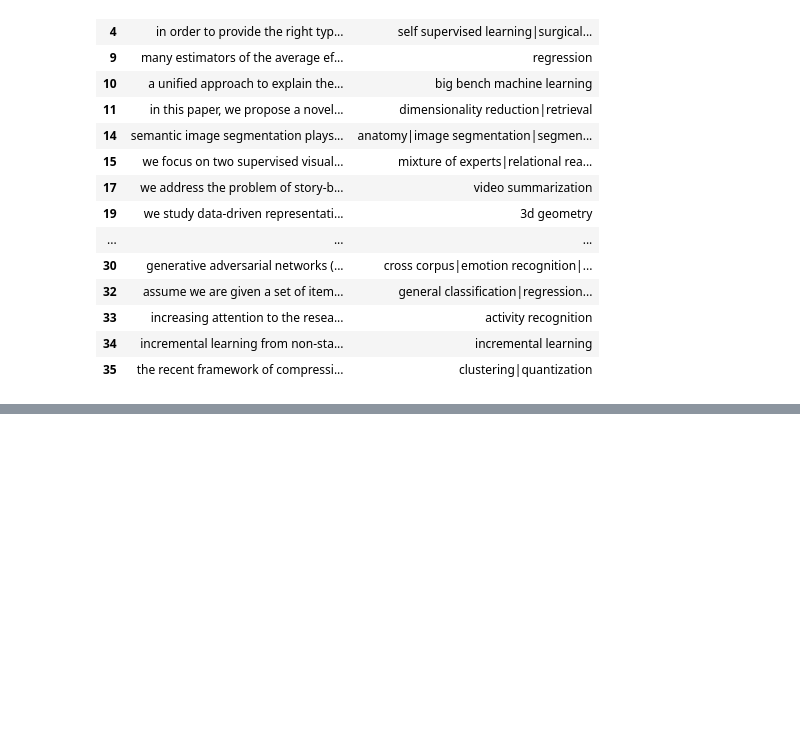
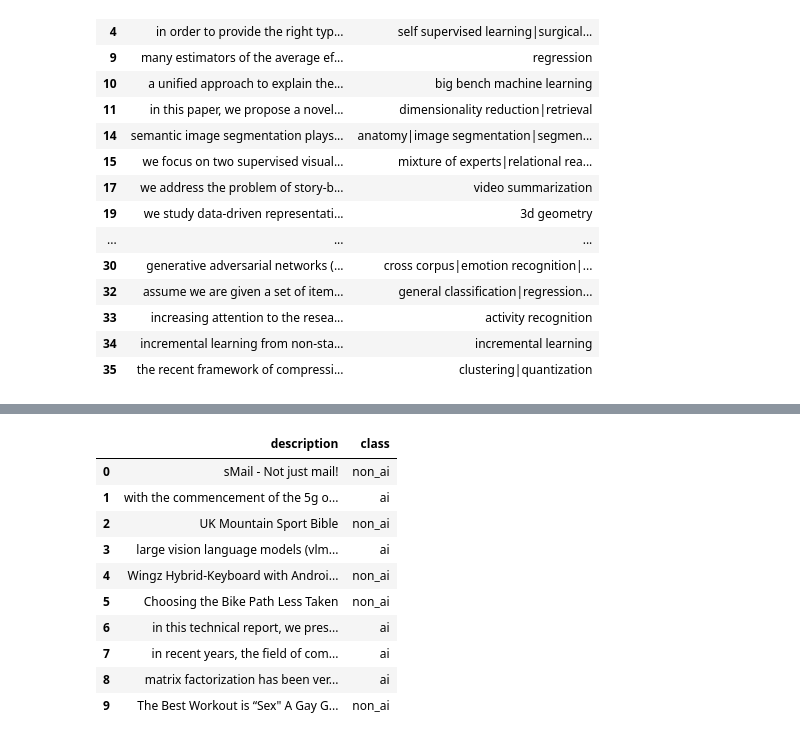
Before and after one commit to Vinello28/open-data-analytics, a Jupyter notebook: notebooks/dataset_prep/07-massive_sets.ipynb, the cells around one changed output, grey strips where cells are left out. Saved outputs shown, nothing was run; the diff lists cells and outputs as text; code cells hidden in the pictures; blank space fills up the shorter version.

```diff
--- a/notebooks/dataset_prep/07-massive_sets.ipynb
+++ b/notebooks/dataset_prep/07-massive_sets.ipynb
@@ -14,9 +14,9 @@ import pandas as pd
 from pathlib import Path
 from datasets import load_dataset
 
-RAW_PWC_DIR = Path('../data/raw/pwc-archive')
+RAW_PWC_DIR = Path('../../data/raw/pwc-archive')
 RAW_PWC_DIR.mkdir(parents=True, exist_ok=True)
-PROCESSED_DIR = Path('../data/processed')
+PROCESSED_DIR = Path('../../data/processed')
 
 print("Scaricamento del dataset pwc-archive/papers-with-abstracts...")
 dataset = load_dataset("pwc-archive/papers-with-abstracts", split="train")
@@ -275,0 +281,68 @@ display(df_multilabel.head(20))
+# %%
+%pip install kagglehub -q
+
+import os
+import kagglehub
+import pandas as pd
+from pathlib import Path
+
+# Download latest version of the Kickstarter dataset
+print("Scaricamento del dataset Kickstarter...")
+path = kagglehub.dataset_download("kemical/kickstarter-projects")
+print("Path to dataset files:", path)
+
+# Individuazione del file CSV principale contenente i progetti
+csv_files = [f for f in os.listdir(path) if f.endswith('.csv') and '2018' in f]
+if not csv_files:
+    csv_files = [f for f in os.listdir(path) if f.endswith('.csv')]
+
+target_csv = os.path.join(path, csv_files[0])
+print(f"Leggendo i dati non-AI da: {target_csv}")
+
+df_ks = pd.read_csv(target_csv)
+
+# 1. Preparazione record AI
+df_ai_binary = pd.DataFrame()
+df_ai_binary['description'] = df_ai['abstract'].fillna('').str.strip()
+df_ai_binary['class'] = 'ai'
+
+# Rimuovi eventuali vuoti
+df_ai_binary = df_ai_binary[df_ai_binary['description'] != '']
+
+# 2. Preparazione record NON-AI
+df_non_ai = pd.DataFrame()
+df_non_ai['description'] = df_ks['name'].fillna('').astype(str).str.strip()
+df_non_ai['class'] = 'non_ai'
+
+# Rimuovi eventuali vuoti e seleziona un numero di record simile o specificato (bilanciamento opzionale)
+df_non_ai = df_non_ai[df_non_ai['description'] != '']
+
+# 3. Verifica e pulizia record NON-AI
+print("\nVerifica presenza di keyword AI nei record 'non_ai'...")
+# Usa la whitelist definita in precedenza (ai_pattern) per filtrare possibili falsi negativi
+mask_ai_in_nonai = df_non_ai['description'].apply(lambda x: bool(ai_pattern.search(x.lower())))
+contaminated_count = mask_ai_in_nonai.sum()
+print(f"Trovati {contaminated_count} record 'non_ai' che contengono i termini AI predefiniti.")
+
+if contaminated_count > 0:
+    df_non_ai = df_non_ai[~mask_ai_in_nonai]
+    print(f"Record 'non_ai' rimanenti dopo la pulizia: {len(df_non_ai)}")
+
+# 4. Join e mescolamento
+df_binary = pd.concat([df_ai_binary, df_non_ai], ignore_index=True)
+df_binary = df_binary.sample(frac=1, random_state=42).reset_index(drop=True)
+
+# 5. Salvataggio del dataset finale
+TRAINING_DIR = Path('../../data/training')
+TRAINING_DIR.mkdir(parents=True, exist_ok=True)
+binary_path = TRAINING_DIR / 'bert_binary.csv'
+
+df_binary.to_csv(binary_path, index=False)
+
+print(f"\nDataset binario salvato in: {binary_path}")
+print(f"Dimensioni totali: {len(df_binary)}")
+print("\nDistribuzione delle classi:")
+print(df_binary['class'].value_counts())
+
+display(df_binary.head(10))
+# %% [output]
@@ -275,0 +366,11 @@ display(df_multilabel.head(20))
+|  | description | class |
+| 0 | sMail - Not just mail! | non_ai |
+| 1 | with the commencement of the 5g o... | ai |
+| 2 | UK Mountain Sport Bible | non_ai |
+| 3 | large vision language models (vlm... | ai |
+| 4 | Wingz Hybrid-Keyboard with Androi... | non_ai |
+| 5 | Choosing the Bike Path Less Taken | non_ai |
+| 6 | in this technical report, we pres... | ai |
+| 7 | in recent years, the field of com... | ai |
+| 8 | matrix factorization has been ver... | ai |
+| 9 | The Best Workout is “Sex" A Gay G... | non_ai |
```
Also changed, not shown: parts of 6 cells of this notebook, 3 other files.
